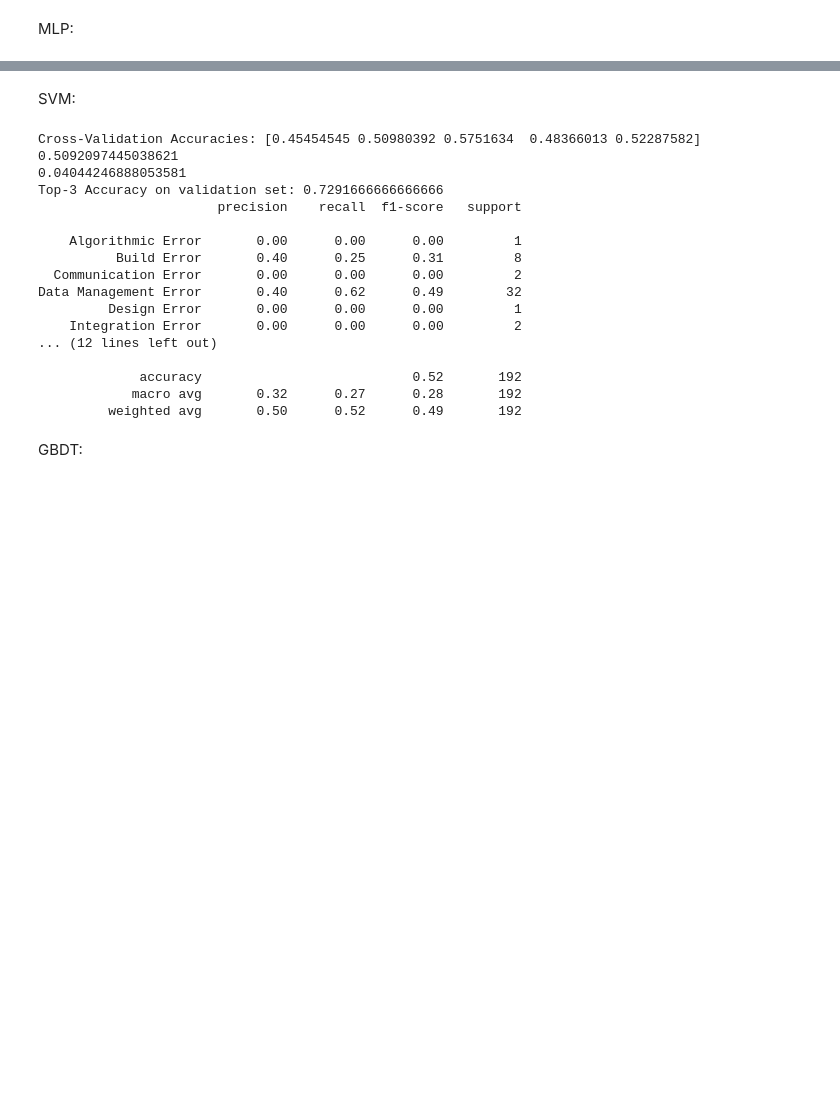
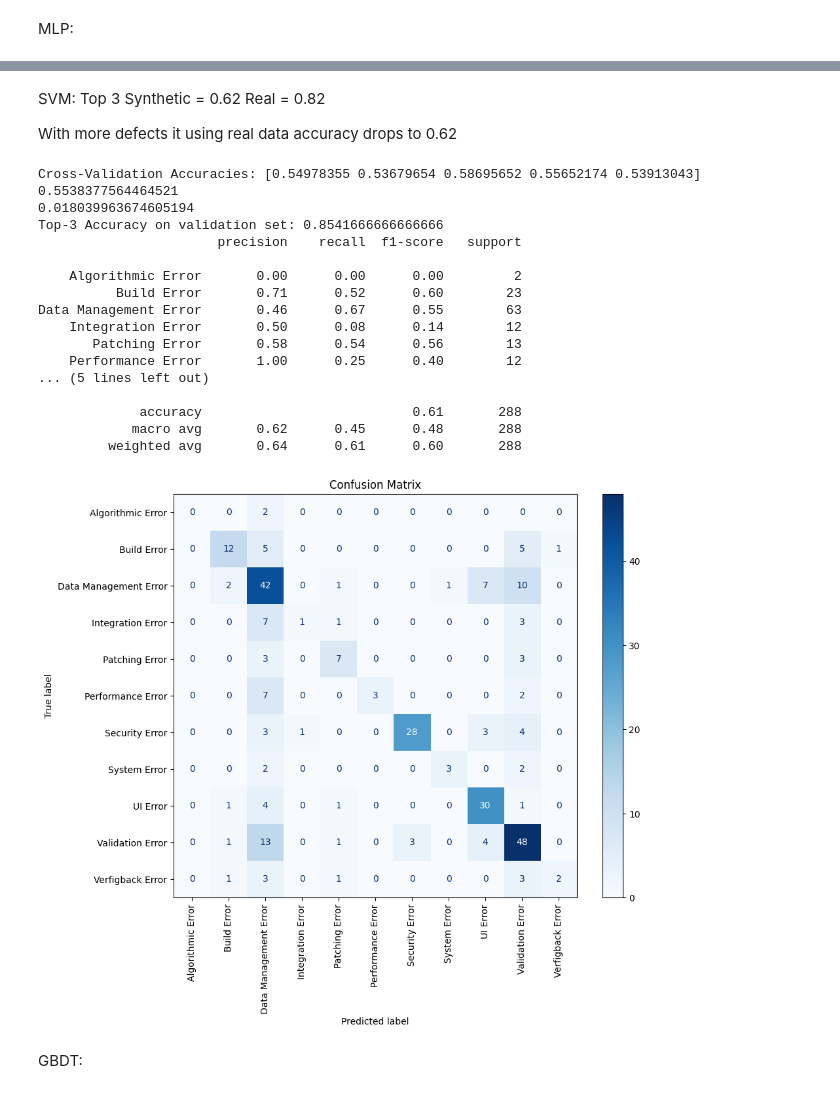
Before and after one commit to mcany-pia/defect-categorization, a Jupyter notebook: Defects.ipynb, the cells around one changed output, grey strips where cells are left out. Saved outputs shown, nothing was run; the diff lists cells and outputs as text; code cells hidden in the pictures; blank space fills up the shorter version.

```diff
--- a/Defects.ipynb
+++ b/Defects.ipynb
@@ -46,7 +46,7 @@ import pandas as pd
 Initially used numpy for reading csv but it gave error at line 38 because there was a comma. So i guess it is not for reading text. therefore used pandas.
 # %%
 # train data
-vdf = pd.read_csv("defects.csv")
+vdf = pd.read_csv("more-defects.csv")
 # test data
 #tdf = pd.read_csv('CompleteDataset.csv', sep="|")
 #tdf = tdf.sample(frac = 1, random_state=2).reset_index()
@@ -54,7 +54,7 @@ vdf = pd.read_csv("defects.csv")
 #Shuffling and splitting the dataset into 70% training and 30% testing
 #tdf = tdf.groupby('super').apply(lambda x: x.sample(n=250)).reset_index(drop=True)
 
-tdf, vdf = train_test_split(vdf, test_size=0.2, random_state=2, shuffle=True)
+tdf, vdf = train_test_split(vdf, test_size=0.2, random_state=42, shuffle=True)
 
 #tdf = vdf.iloc[:700]
 #vdf = vdf.iloc[700:]
@@ -148,9 +148,9 @@ Berfore we fed model with data. We should tokenize. Then train with it.
 # %%
 # Define train_texts, train_labels, val_texts, and val_labels earlier
 train_texts = tdf['Summary']
-train_labels = tdf['Final Classification']
+train_labels = tdf['Merged Classification']
 val_texts = vdf['Summary']
-val_labels = vdf['Final Classification']
+val_labels = vdf['Merged Classification']
 # Initialize a label encoder
 label_encoder = LabelEncoder()
 
@@ -159,6 +159,8 @@ x_train, x_val = ngram_vectorize(train_texts, train_labels, val_texts)
 # Fit the encoder on the training labels and transform both train and validation labels
 y_train_encoded = label_encoder.fit_transform(train_labels)
 y_val_encoded = label_encoder.transform(val_labels)
+
+unique_classes = np.unique(train_labels)
 # %% [markdown]
 MLP:
 # %%
@@ -222,50 +207,68 @@ weighted avg       0.53      0.53      0.52       192
-# %% [markdown]
-SVM:
+# %% [markdown]
+SVM:
+Top 3
+Synthetic = 0.62
+Real = 0.82
+
+With more defects it using real data accuracy drops to 0.62
 # %%
 svm = SVC(kernel='linear', random_state=42, probability=True)
 svm.fit(x_train, y_train_encoded)
 y_val_prob_svm = svm.predict_proba(x_val)
 
 # Get the top 3 predicted classes for each instance
 top3_preds = np.argsort(y_val_prob_svm, axis=1)[:, -3:]
 
 # Check if true label is in top 3 predictions for each instance
 top3_accuracy = np.mean([y_val_encoded[i] in top3_preds[i] for i in range(len(y_val_encoded))])
 
 cross_val_accuracies = cross_val_score(svm, x_train, y_train_encoded, cv=5, scoring='accuracy')
 
 # Compute mean and standard deviation of cross-validation accuracies
 mean_cross_val_accuracy = cross_val_accuracies.mean()
 std_cross_val_accuracy = cross_val_accuracies.std()
 
 print("Cross-Validation Accuracies:", cross_val_accuracies)
 print(mean_cross_val_accuracy)
 print(std_cross_val_accuracy)
 
 print("Top-3 Accuracy on validation set:", top3_accuracy)
 
 # If you still want the standard predictions and classification report:
 y_val_pred_svm = svm.predict(x_val)
 classification_rep_svm_test_new = classification_report(y_val_encoded, y_val_pred_svm, target_names=label_encoder.classes_)
 print(classification_rep_svm_test_new)
+
+cm = confusion_matrix(y_val_encoded, y_val_pred_svm)
+
+fig, ax = plt.subplots(figsize=(10, 8))
+disp = ConfusionMatrixDisplay(confusion_matrix=cm, display_labels=unique_classes)
+disp.plot(ax=ax, cmap=plt.cm.Blues)
+
+# Rotate x-axis labels
+plt.xticks(rotation=90)
+
+plt.title('Confusion Matrix')
+plt.show()
 # %% [output]
-Cross-Validation Accuracies: [0.45454545 0.50980392 0.5751634  0.48366013 0.52287582]
-0.5092097445038621
-0.04044246888053581
-Top-3 Accuracy on validation set: 0.7291666666666666
+Cross-Validation Accuracies: [0.54978355 0.53679654 0.58695652 0.55652174 0.53913043]
+0.5538377564464521
+0.018039963674605194
+Top-3 Accuracy on validation set: 0.8541666666666666
                        precision    recall  f1-score   support
 
-    Algorithmic Error       0.00      0.00      0.00         1
-          Build Error       0.40      0.25      0.31         8
-  Communication Error       0.00      0.00      0.00         2
-Data Management Error       0.40      0.62      0.49        32
-         Design Error       0.00      0.00      0.00         1
-    Integration Error       0.00      0.00      0.00         2
-... (12 lines left out)
+    Algorithmic Error       0.00      0.00      0.00         2
+          Build Error       0.71      0.52      0.60        23
+Data Management Error       0.46      0.67      0.55        63
+    Integration Error       0.50      0.08      0.14        12
+       Patching Error       0.58      0.54      0.56        13
+    Performance Error       1.00      0.25      0.40        12
+... (5 lines left out)
 
-             accuracy                           0.52       192
-            macro avg       0.32      0.27      0.28       192
-         weighted avg       0.50      0.52      0.49       192
+             accuracy                           0.61       288
+            macro avg       0.62      0.45      0.48       288
+         weighted avg       0.64      0.61      0.60       288
+[figure, added]
 # %% [markdown]
 GBDT:
 # %%
```
Also changed, not shown: parts of 2 cells of this notebook.
